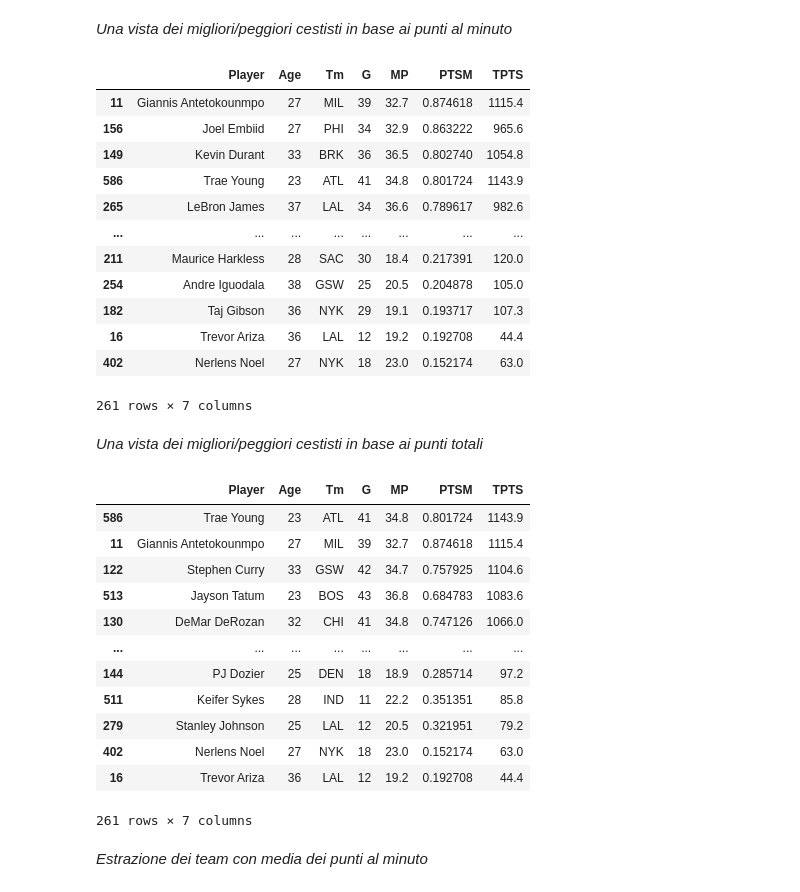
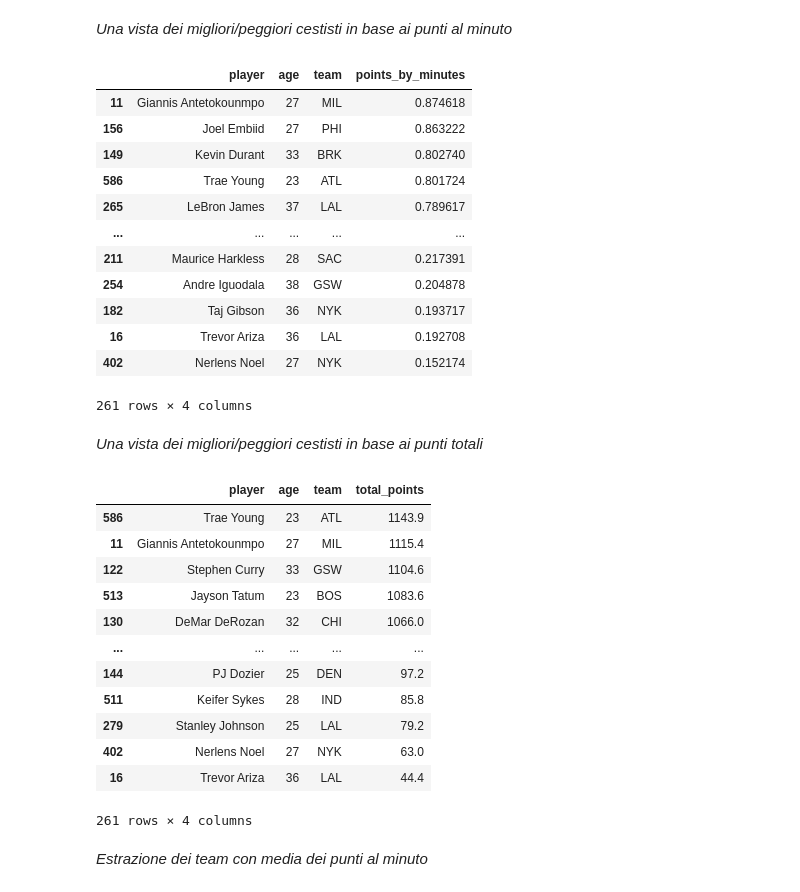
Before and after one commit to AndreCant/MWTDataScience, a Jupyter notebook: notebook.ipynb, the cells around one changed output. Drawn from its saved outputs; the diff is of its cells as text; code cells hidden in the pictures.

```diff
--- a/notebook.ipynb
+++ b/notebook.ipynb
@@ -59,13 +112,13 @@ df.insert(30, 'TGA', tot_goal_attempt)
 # %% [markdown]
     2) Totale punti per minuto
 # %%
-points_by_minutes = df['PTS'] / df['MP']
-df.insert(31, 'PTSM', points_by_minutes)
+points_by_minutes = df['points_per_game'] / df['minutes_played_per_game']
+df.insert(31, 'points_by_minutes', points_by_minutes)
 # %% [markdown]
     3) Punti totali segnati
 # %%
-total_points = df['PTS'] * df['G']
-df.insert(32, 'TPTS', total_points)
+total_points = df['points_per_game'] * df['games_played']
+df.insert(32, 'total_points', total_points)
 # %% [markdown]
 _Dataset con le nuove colonne_
 # %%
@@ -81,50 +134,50 @@ df.head()
 # %% [markdown]
 _Calcolo della media di punti al minuto_
 # %%
-minutes_mean = df['MP'].mean()
+minutes_mean = df['minutes_played_per_game'].mean()
 # %% [markdown]
 _Estrazione dei cestisti che hanno giocato più di 10 partite con un minutaggio superiore alla media_
 # %%
-best_players = df[['Player','Age','Tm','G','MP','PTSM', 'TPTS']]
-best_players = best_players.loc[(best_players['MP'] > minutes_mean) & (best_players['G'] > 10)]
+best_players = df[['player','age','team','games_played','minutes_played_per_game','points_by_minutes', 'total_points']]
+best_players = best_players.loc[(best_players['minutes_played_per_game'] > minutes_mean) & (best_players['games_played'] > 10)]
 # %% [markdown]
 _Una vista dei migliori/peggiori cestisti in base ai punti al minuto_
 # %%
-best_players_points_minutes = best_players.sort_values(by='PTSM',ascending=False)
-best_players_points_minutes
+best_players_points_minutes = best_players.sort_values(by='points_by_minutes',ascending=False)
+best_players_points_minutes[['player','age','team','points_by_minutes']]
 # %% [output]
-|  | Player | Age | Tm | G | MP | PTSM | TPTS |
-| 11 | Giannis Antetokounmpo | 27 | MIL | 39 | 32.7 | 0.874618 | 1115.4 |
-| 156 | Joel Embiid | 27 | PHI | 34 | 32.9 | 0.863222 | 965.6 |
-| 149 | Kevin Durant | 33 | BRK | 36 | 36.5 | 0.802740 | 1054.8 |
-| 586 | Trae Young | 23 | ATL | 41 | 34.8 | 0.801724 | 1143.9 |
-| 265 | LeBron James | 37 | LAL | 34 | 36.6 | 0.789617 | 982.6 |
-| ... | ... | ... | ... | ... | ... | ... | ... |
-| 211 | Maurice Harkless | 28 | SAC | 30 | 18.4 | 0.217391 | 120.0 |
-| 254 | Andre Iguodala | 38 | GSW | 25 | 20.5 | 0.204878 | 105.0 |
-| 182 | Taj Gibson | 36 | NYK | 29 | 19.1 | 0.193717 | 107.3 |
-| 16 | Trevor Ariza | 36 | LAL | 12 | 19.2 | 0.192708 | 44.4 |
-| 402 | Nerlens Noel | 27 | NYK | 18 | 23.0 | 0.152174 | 63.0 |
+|  | player | age | team | points_by_minutes |
+| 11 | Giannis Antetokounmpo | 27 | MIL | 0.874618 |
+| 156 | Joel Embiid | 27 | PHI | 0.863222 |
+| 149 | Kevin Durant | 33 | BRK | 0.802740 |
+| 586 | Trae Young | 23 | ATL | 0.801724 |
+| 265 | LeBron James | 37 | LAL | 0.789617 |
+| ... | ... | ... | ... | ... |
+| 211 | Maurice Harkless | 28 | SAC | 0.217391 |
+| 254 | Andre Iguodala | 38 | GSW | 0.204878 |
+| 182 | Taj Gibson | 36 | NYK | 0.193717 |
+| 16 | Trevor Ariza | 36 | LAL | 0.192708 |
+| 402 | Nerlens Noel | 27 | NYK | 0.152174 |
-261 rows × 7 columns
+261 rows × 4 columns
 # %% [markdown]
 _Una vista dei migliori/peggiori cestisti in base ai punti totali_
 # %%
-best_players_points_total = best_players.sort_values(by='TPTS',ascending=False)
-best_players_points_total
+best_players_points_total = best_players.sort_values(by='total_points',ascending=False)
+best_players_points_total[['player','age','team','total_points']]
 # %% [output]
-|  | Player | Age | Tm | G | MP | PTSM | TPTS |
-| 586 | Trae Young | 23 | ATL | 41 | 34.8 | 0.801724 | 1143.9 |
-| 11 | Giannis Antetokounmpo | 27 | MIL | 39 | 32.7 | 0.874618 | 1115.4 |
-| 122 | Stephen Curry | 33 | GSW | 42 | 34.7 | 0.757925 | 1104.6 |
-| 513 | Jayson Tatum | 23 | BOS | 43 | 36.8 | 0.684783 | 1083.6 |
-| 130 | DeMar DeRozan | 32 | CHI | 41 | 34.8 | 0.747126 | 1066.0 |
-| ... | ... | ... | ... | ... | ... | ... | ... |
-| 144 | PJ Dozier | 25 | DEN | 18 | 18.9 | 0.285714 | 97.2 |
-| 511 | Keifer Sykes | 28 | IND | 11 | 22.2 | 0.351351 | 85.8 |
-| 279 | Stanley Johnson | 25 | LAL | 12 | 20.5 | 0.321951 | 79.2 |
-| 402 | Nerlens Noel | 27 | NYK | 18 | 23.0 | 0.152174 | 63.0 |
-| 16 | Trevor Ariza | 36 | LAL | 12 | 19.2 | 0.192708 | 44.4 |
+|  | player | age | team | total_points |
+| 586 | Trae Young | 23 | ATL | 1143.9 |
+| 11 | Giannis Antetokounmpo | 27 | MIL | 1115.4 |
+| 122 | Stephen Curry | 33 | GSW | 1104.6 |
+| 513 | Jayson Tatum | 23 | BOS | 1083.6 |
+| 130 | DeMar DeRozan | 32 | CHI | 1066.0 |
+| ... | ... | ... | ... | ... |
+| 144 | PJ Dozier | 25 | DEN | 97.2 |
+| 511 | Keifer Sykes | 28 | IND | 85.8 |
+| 279 | Stanley Johnson | 25 | LAL | 79.2 |
+| 402 | Nerlens Noel | 27 | NYK | 63.0 |
+| 16 | Trevor Ariza | 36 | LAL | 44.4 |
-261 rows × 7 columns
+261 rows × 4 columns
 # %% [markdown]
 _Estrazione dei team con media dei punti al minuto_
 # %%
```
Also changed, not shown: parts of 25 cells of this notebook.
